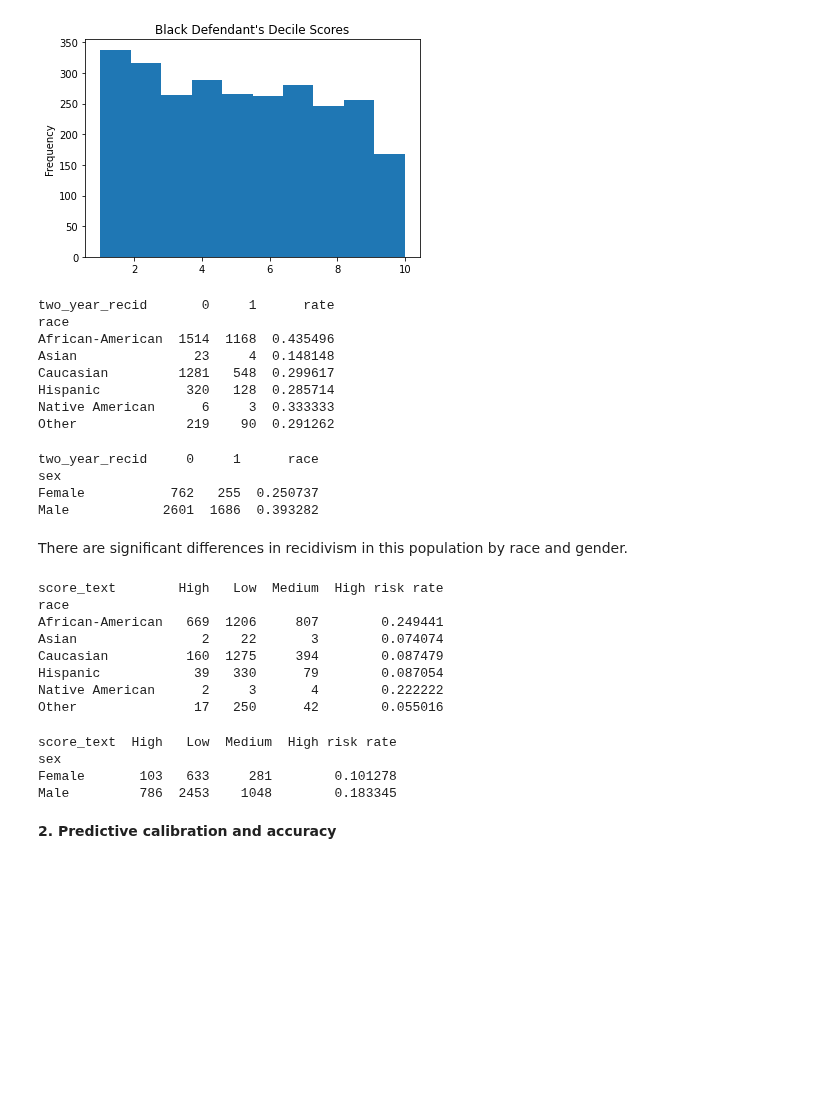
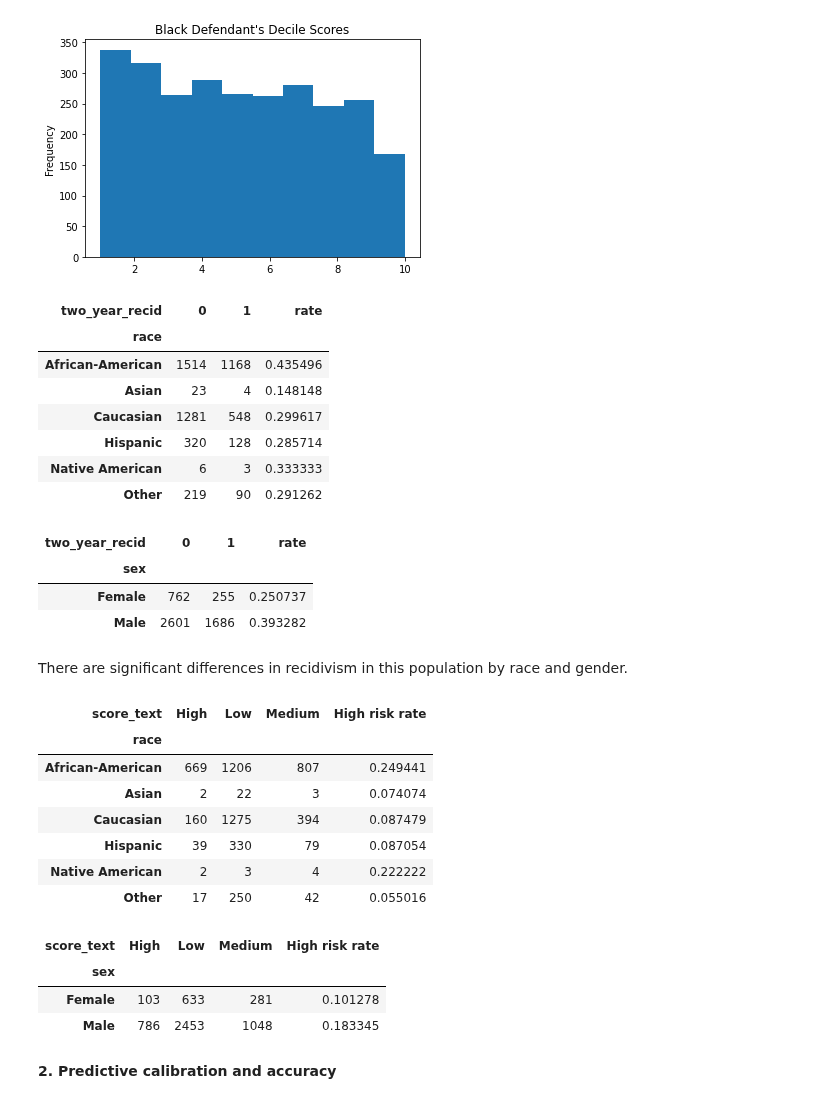
Before and after one commit to Heity94/Compas-recidivism-analysis, a Jupyter notebook: notebooks/Ngan/dev_Ngan_decision_tree.ipynb, the cells around one changed output. Drawn from its saved outputs; the diff is of its cells as text; code cells hidden in the pictures; blank space fills up the shorter version.

```diff
--- a/notebooks/Ngan/dev_Ngan_decision_tree.ipynb
+++ b/notebooks/Ngan/dev_Ngan_decision_tree.ipynb
@@ -142,51 +144,55 @@ df[df.race=='African-American'][decile_col].plot(kind='hist',title="Black Defend
 <AxesSubplot:title={'center':"Black Defendant's Decile Scores"}, ylabel='Frequency'>
 [figure]
 # %%
-recid_race=pd.crosstab(df.race,df.two_year_recid)
+# recidivism rates by race
+recid_race = pd.crosstab(cv.race, cv.two_year_recid)
 recid_race['rate'] = recid_race[1] / recid_race.sum(axis=1)
-print(recid_race)
+recid_race
 # %% [output]
-two_year_recid       0     1      rate
-race
-African-American  1514  1168  0.435496
-Asian               23     4  0.148148
-Caucasian         1281   548  0.299617
-Hispanic           320   128  0.285714
-Native American      6     3  0.333333
-Other              219    90  0.291262
+| two_year_recid | 0 | 1 | rate |
+| race |  |  |  |
+| African-American | 1514 | 1168 | 0.435496 |
+| Asian | 23 | 4 | 0.148148 |
+| Caucasian | 1281 | 548 | 0.299617 |
+| Hispanic | 320 | 128 | 0.285714 |
+| Native American | 6 | 3 | 0.333333 |
+| Other | 219 | 90 | 0.291262 |
-# %%
-recid_race=pd.crosstab(df.sex,df.two_year_recid)
-recid_race['race']=recid_race[1]/recid_race.sum(axis=1)
-print(recid_race)
-# %% [output]
-two_year_recid     0     1      race
-sex
-Female           762   255  0.250737
-Male            2601  1686  0.393282
+# %%
+# recidivism rates by sex
+recid_sex = pd.crosstab(cv.sex, cv.two_year_recid)
+recid_sex['rate'] = recid_sex[1] / recid_sex.sum(axis=1)
+recid_sex
+# %% [output]
+| two_year_recid | 0 | 1 | rate |
+| sex |  |  |  |
+| Female | 762 | 255 | 0.250737 |
+| Male | 2601 | 1686 | 0.393282 |
 # %% [markdown]
 There are significant differences in recidivism in this population by race and gender.
 # %%
-score_race=pd.crosstab(df.race,df.score_text)
-score_race['High risk rate']=score_race['High']/score_race.sum(axis=1)
-print(score_race)
+# high risk rates by race
+score_race = pd.crosstab(cv.race, cv[score_col])
+score_race['High risk rate'] = score_race['High'] / score_race.sum(axis=1)
+score_race
 # %% [output]
-score_text        High   Low  Medium  High risk rate
-race
-African-American   669  1206     807        0.249441
-Asian                2    22       3        0.074074
-Caucasian          160  1275     394        0.087479
-Hispanic            39   330      79        0.087054
-Native American      2     3       4        0.222222
-Other               17   250      42        0.055016
+| score_text | High | Low | Medium | High risk rate |
+| race |  |  |  |  |
+| African-American | 669 | 1206 | 807 | 0.249441 |
+| Asian | 2 | 22 | 3 | 0.074074 |
+| Caucasian | 160 | 1275 | 394 | 0.087479 |
+| Hispanic | 39 | 330 | 79 | 0.087054 |
+| Native American | 2 | 3 | 4 | 0.222222 |
+| Other | 17 | 250 | 42 | 0.055016 |
 # %%
-score_sex=pd.crosstab(df.sex,df.score_text)
-score_sex['High risk rate']=score_sex['High']/score_sex.sum(axis=1)
-print(score_sex)
+# high risk rates by sex
+score_sex = pd.crosstab(cv.sex, cv[score_col])
+score_sex['High risk rate'] = score_sex['High'] / score_sex.sum(axis=1)
+score_sex
 # %% [output]
-score_text  High   Low  Medium  High risk rate
-sex
-Female       103   633     281        0.101278
-Male         786  2453    1048        0.183345
+| score_text | High | Low | Medium | High risk rate |
+| sex |  |  |  |  |
+| Female | 103 | 633 | 281 | 0.101278 |
+| Male | 786 | 2453 | 1048 | 0.183345 |
 # %% [markdown]
 ****2. Predictive calibration and accuracy****
 # %%
```
Also changed, not shown: parts of 24 cells of this notebook.
